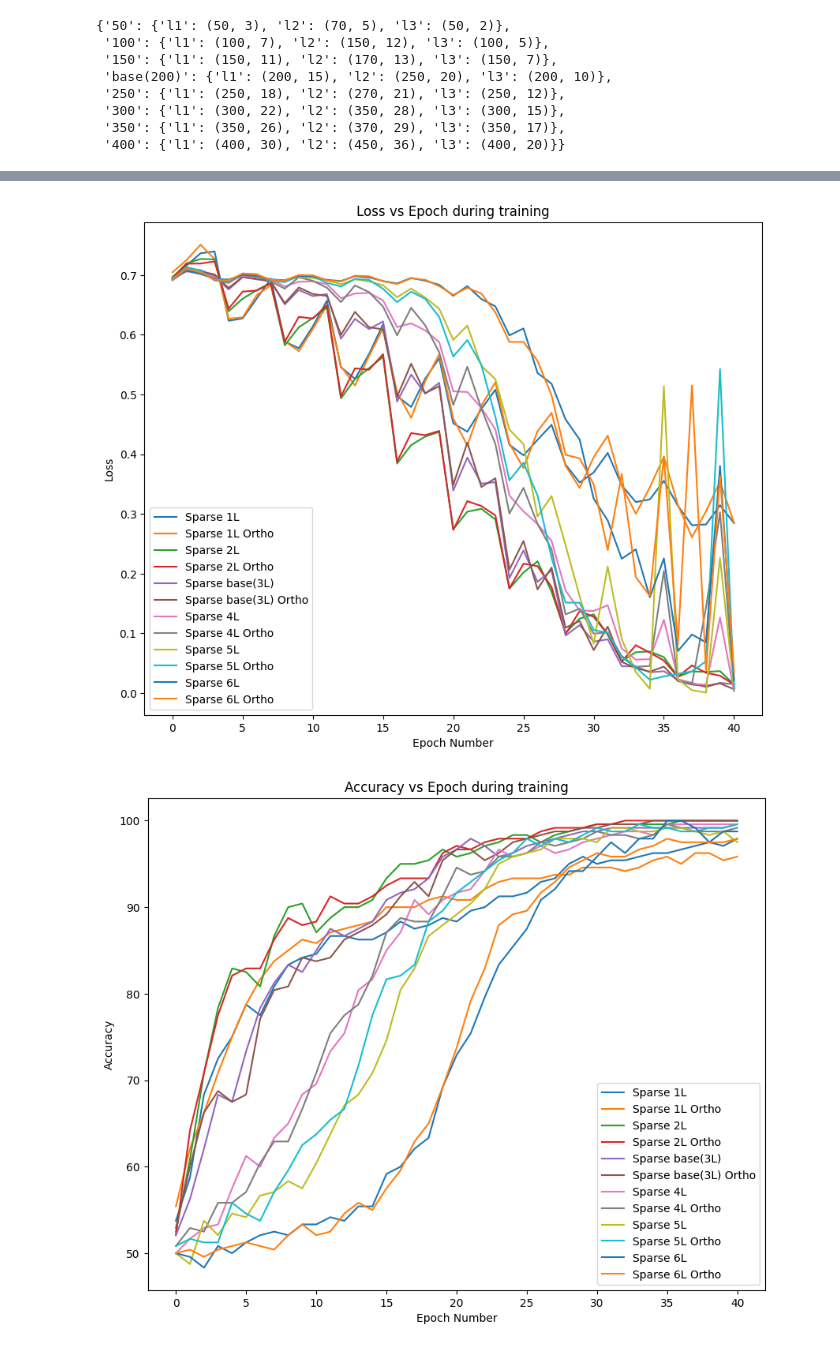
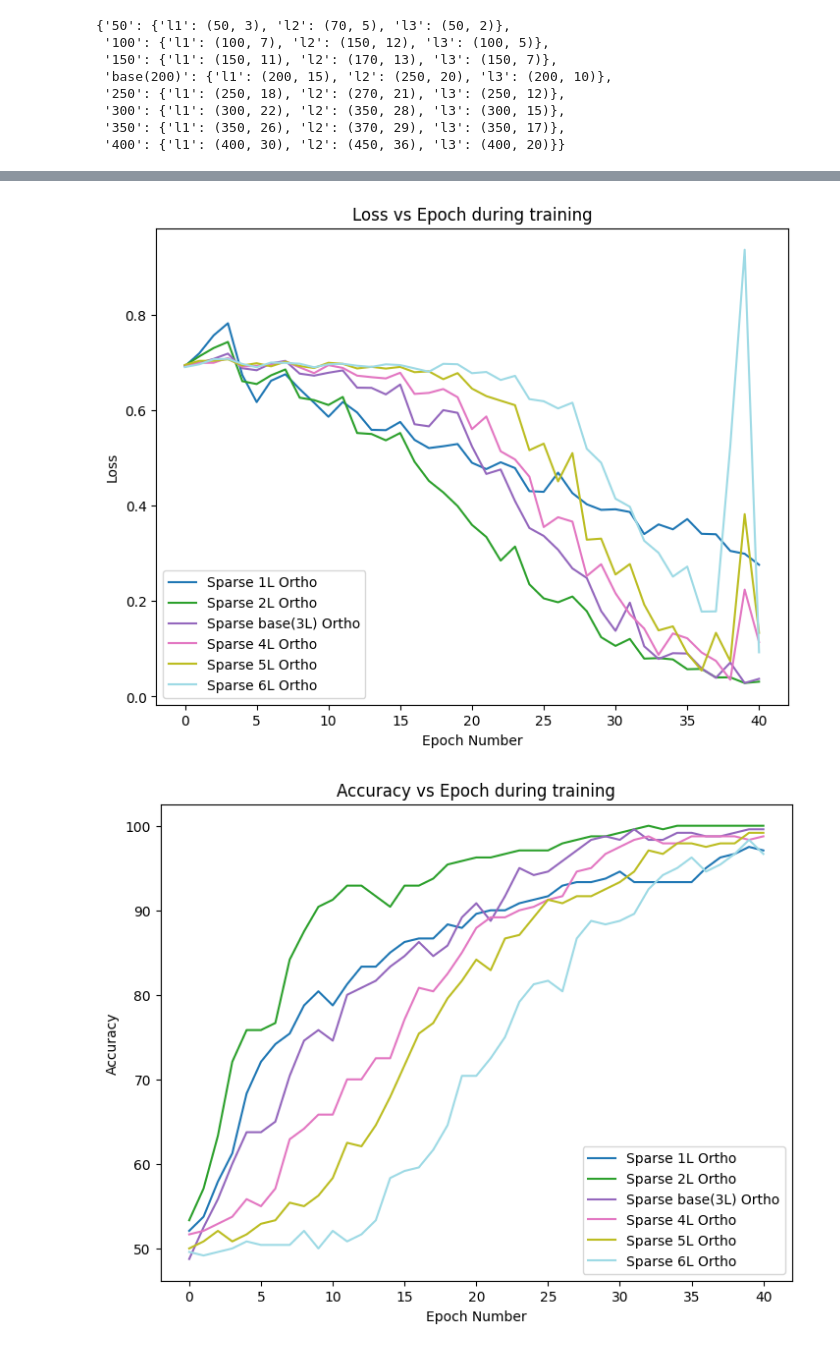
Before and after one commit to animeshsasan/hippocampal-cortex-learning, a Jupyter notebook: .ipynbs/sparse-network.ipynb, the cells around one changed output, grey strips where cells are left out. Cells and saved outputs as stored; diff of their text form; code cells hidden in the pictures.

```diff
--- a/.ipynbs/sparse-network.ipynb
+++ b/.ipynbs/sparse-network.ipynb
@@ -169,7 +402,8 @@ for modelName in model_types_width_same_allowed:
         in_features = in_features,
         out_features = out_features,
         layers = layers,
-        model_params = model_types_width_same_allowed[modelName]
+        model_params = model_types_width_same_allowed[modelName],
+        # n_epochs=100
         )
 # %%
 chartUtilsPercentageAllowed = {}
@@ -185,7 +419,8 @@ for modelName in model_types_width_percent_allowed:
         in_features = in_features,
         out_features = out_features,
         layers = layers,
-        model_params = model_types_width_percent_allowed[modelName]
+        model_params = model_types_width_percent_allowed[modelName],
+        # n_epochs = 100
         )
 # %%
 model_keys = list(chartUtils.keys())
@@ -255,7 +509,8 @@ for i, modelName in enumerate(model_types_depth):
         in_features = in_features,
         out_features = out_features,
         layers = layers[i],
-        model_params = model_types_depth[modelName]
+        model_params = model_types_depth[modelName],
+        # n_epochs=100
         )
 # %%
 model_keys = list(chartUtils.keys())
@@ -264,13 +519,21 @@ combined_charts = chartUtils[model_keys[0]]
 for key in model_keys[1:]:
     combined_charts = combined_charts.combine_charts(chartUtils[key])
 
-all_sparse_models = [ i  for i in combined_charts.get_models() if "Sparse" in i]
-sparse_models = [ i  for i in combined_charts.get_models() if "Sparse" in i and "Ortho" not in i]
-other_models = [ i  for i in combined_charts.get_models() if "Sparse" not in i]
+ortho_models, sparse_models, control_models, dense_models = get_models_to_plot_from_combined(combined_charts)
 # %%
-combined_charts.plot_training_data_for(no_std= True, models=all_sparse_models).show()
-combined_charts.plot_training_data_for(no_std= True, models=all_sparse_models, value_to_plot = TrainingCharts.ACC).show()
-combined_charts.plot_test_accu_for_models(no_std= True, models=all_sparse_models, width_alpha=3).show()
+combined_charts.plot_training_data_for(no_std = True,
+                                       set_unique_colors = True,
+                                       models = ortho_models
+                                       ).show()
+combined_charts.plot_training_data_for(no_std= True,
+                                       value_to_plot = TrainingCharts.ACC,
+                                       set_unique_colors = True,
+                                       models = ortho_models
+                                       ).show()
+combined_charts.plot_test_accu_for_models(width_alpha=3,
+                                          no_std = True,
+                                          models = ortho_models
+                                          ).show()
 # %% [output]
-[figure, old version]
+[figure, new version]
-[figure, old version]
+[figure, new version]
```
Also changed, not shown: parts of 33 cells of this notebook, 4 other files.
